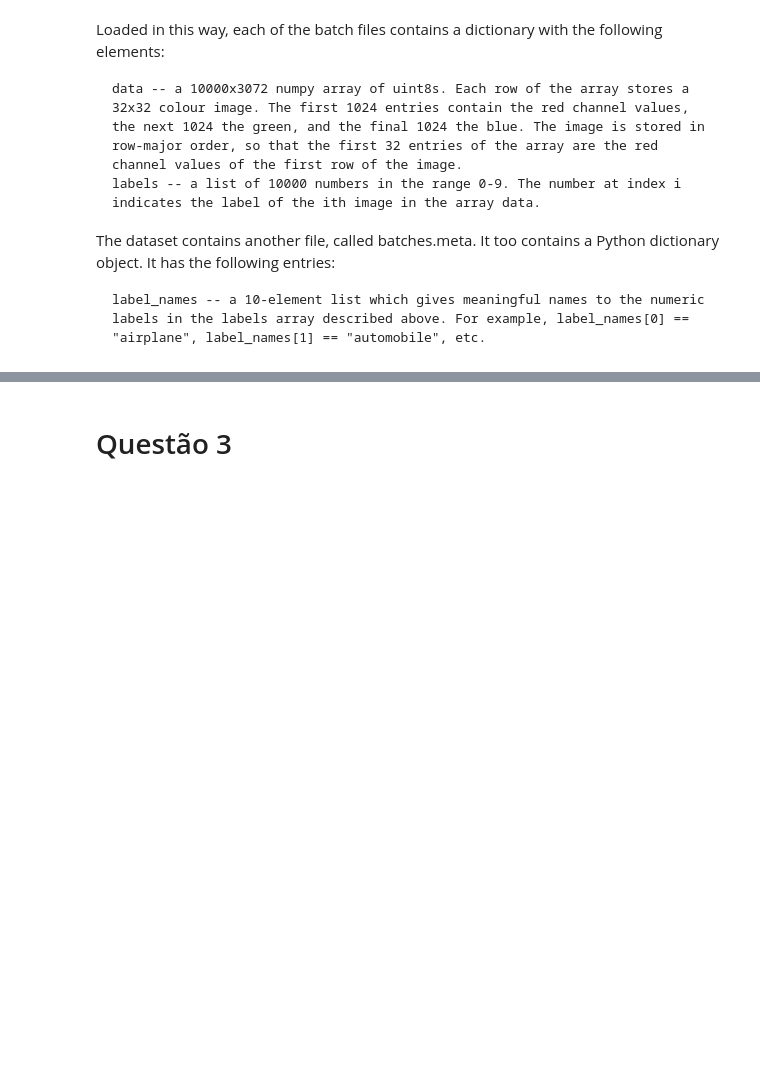
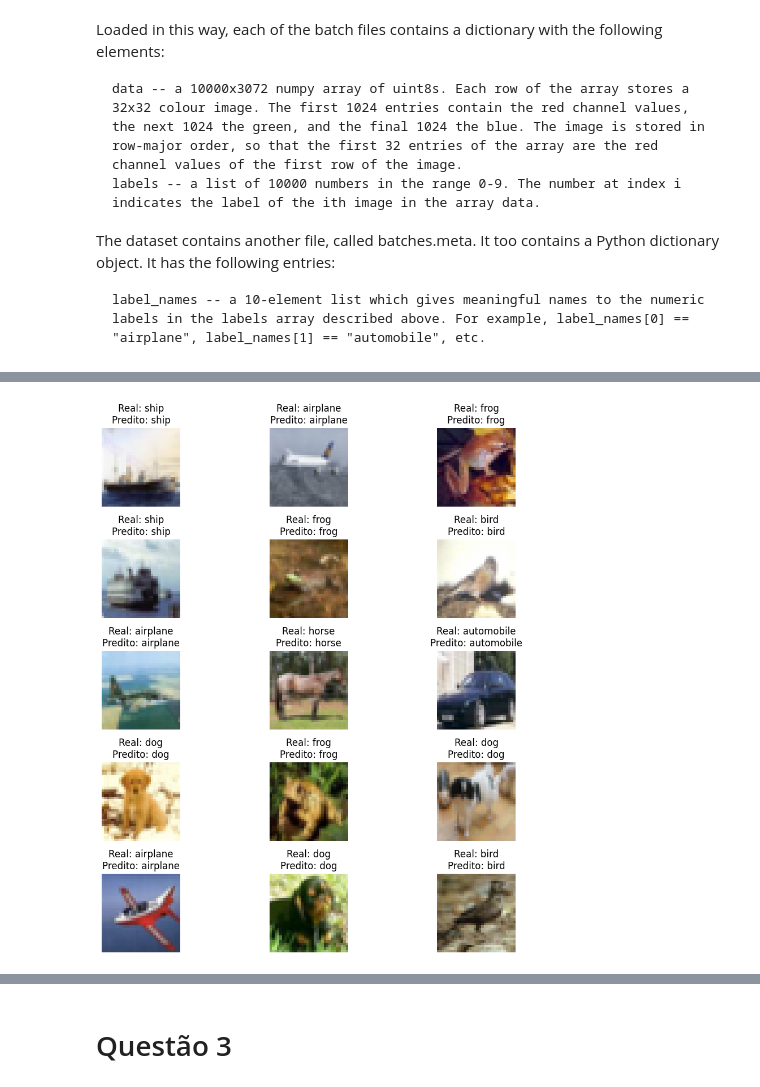
Before and after one commit to erlonL/deep-learning-lista2, a Jupyter notebook: CIFAR_10.ipynb, the cells around one changed output, grey strips where cells are left out. Cells and saved outputs as stored; diff of their text form; code cells hidden in the pictures; blank space fills up the shorter version.

```diff
--- a/CIFAR_10.ipynb
+++ b/CIFAR_10.ipynb
@@ -257 +251,12 @@ Predicted label: dog
+# %%
+# 15 primeiras imagens corretamente classificadas
+X_accurate = X_test[predicted_classes == y_test]
+y_accurate = y_test[predicted_classes == y_test]
+X_accurate = X_accurate[:15]
+y_accurate = y_accurate[:15]
+predicted_accurate = predicted_classes[predicted_classes == y_test][:15]
+
+plot_images(X_accurate, y_accurate, predicted_labels=predicted_accurate)
+# %% [output]
+[figure, added]
 # %%
```
Also changed, not shown: parts of 20 cells of this notebook.
